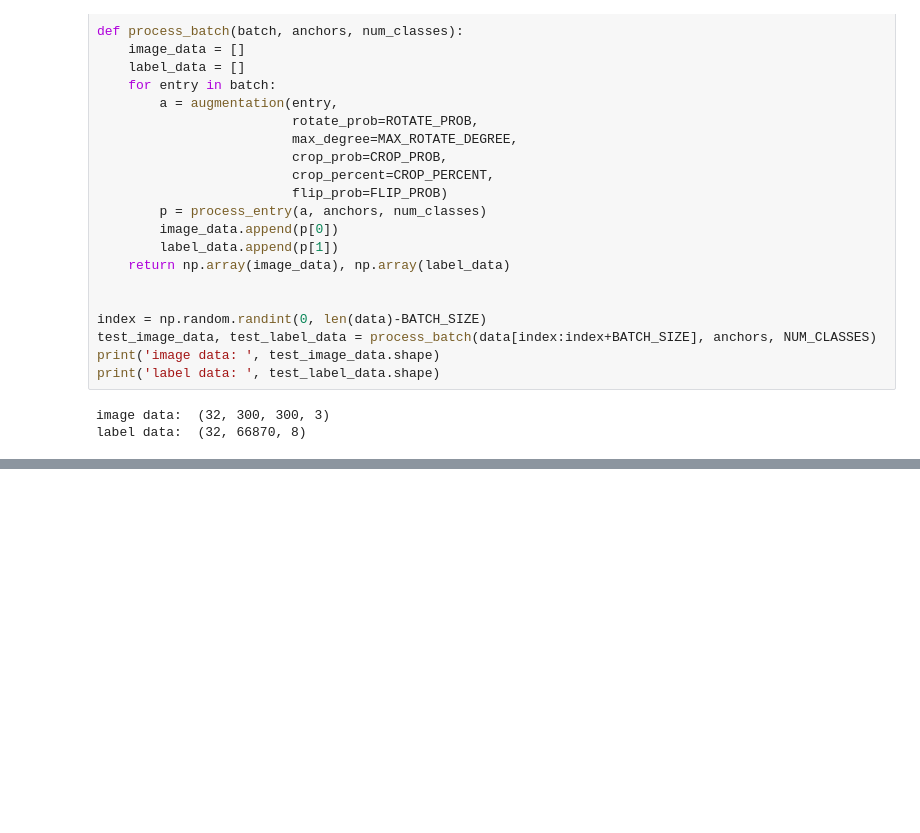
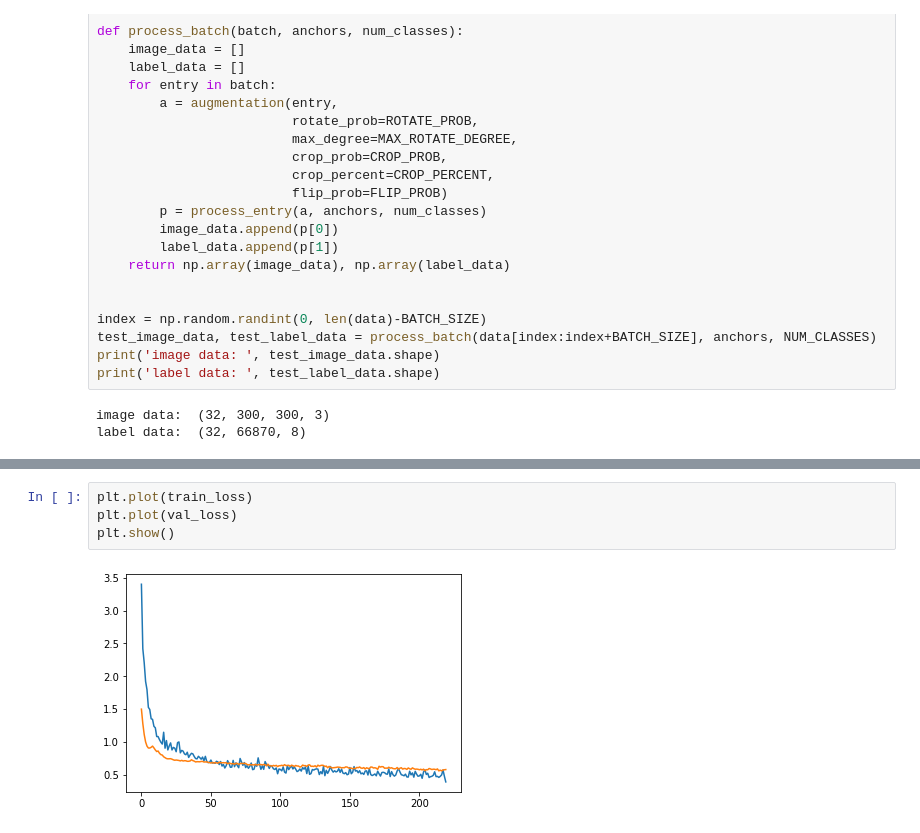
Before and after one commit to kiddos/model-zoo, a Jupyter notebook: face-mask-detection/face-mask-detection.ipynb, the cells around one changed output, grey strips where cells are left out. Drawn from its saved outputs; the diff is of its cells as text; blank space fills up the shorter version.

```diff
--- a/face-mask-detection/face-mask-detection.ipynb
+++ b/face-mask-detection/face-mask-detection.ipynb
@@ -792,3 +792,9 @@ validation loss:  0.57512224
+# %%
+plt.plot(train_loss)
+plt.plot(val_loss)
+plt.show()
+# %% [output]
+[figure, added]
 # %%
 def sigmoid(x):
     return 1.0 / (1.0 + np.exp(-x))
```
Also changed, not shown: parts of 23 cells of this notebook.
